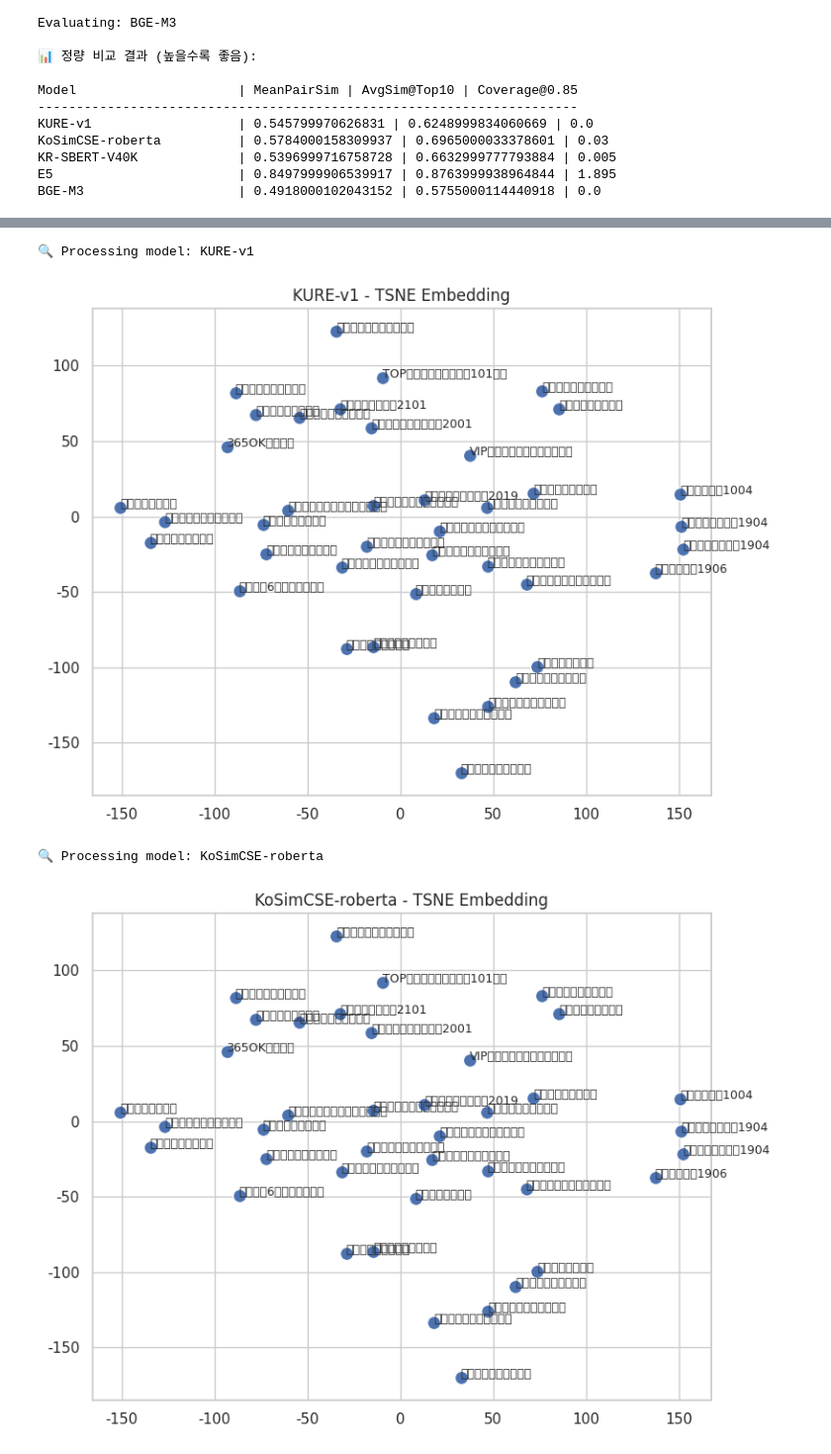
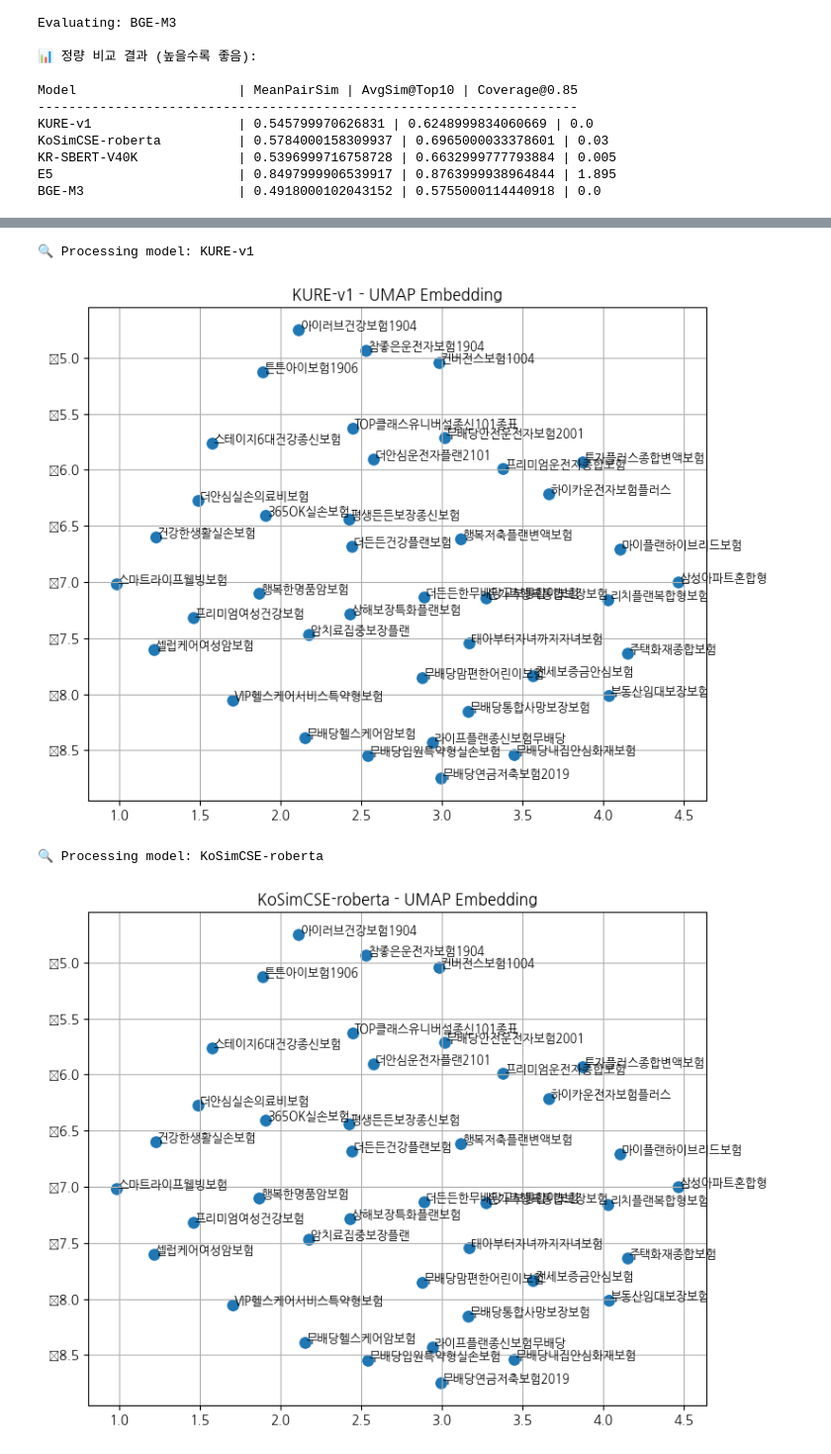
Before and after one commit to Branden-Kang/Natural-Language-Processing, a Jupyter notebook: embedding_model_benchmark.ipynb, the cells around one changed output, grey strips where cells are left out. Shown at 99% size. Saved outputs shown, nothing was run; the diff lists cells and outputs as text; code cells hidden in the pictures.

```diff
--- a/embedding_model_benchmark.ipynb
+++ b/embedding_model_benchmark.ipynb
@@ -353,14 +312,14 @@ for model_display_name, model_id, load_type in model_list:
 # %%
 # 전체 모델에 대해 임베딩 및 시각화 수행
 for model_display_name, model_id, load_type in model_list:
     print(f"\n🔍 Processing model: {model_display_name}")
     # embeddings = get_embedding(model_id, product_names, load_type)
 
-    # t-SNE 시각화
-    visualize_embedding_2D(embeddings, product_names, method="tsne", model_name=model_display_name)
+    # UMAP 시각화
+    visualize_embedding_2D(embeddings, product_names, method="umap", model_name=model_display_name)
 # %% [output]
 🔍 Processing model: KURE-v1
-[figure, old version]
+[figure, new version]
 🔍 Processing model: KoSimCSE-roberta
-[figure, old version]
+[figure, new version]
 🔍 Processing model: KR-SBERT-V40K
```
Also changed, not shown: parts of 7 cells of this notebook.
